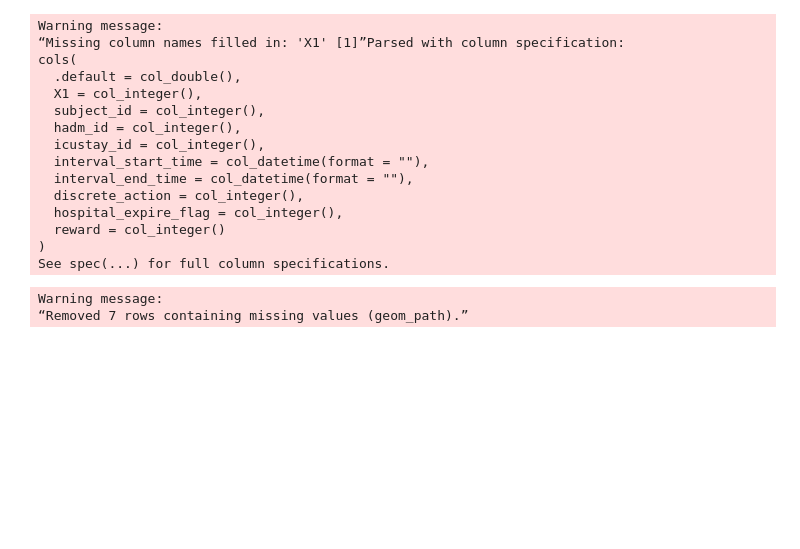
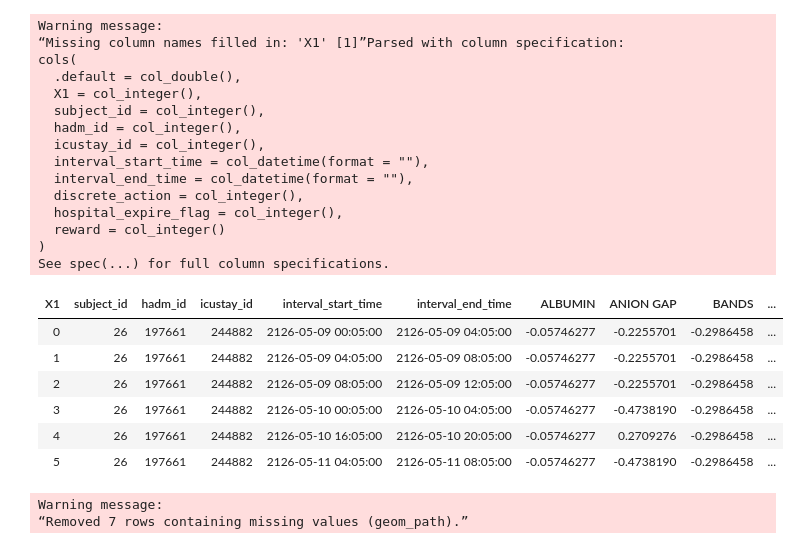
Before and after one commit to spfohl/cs238_sepsis_rl, a Jupyter notebook: src/mortality_plot.ipynb, the cells around one changed output. Cells and saved outputs as stored; diff of their text form; code cells hidden in the pictures; blank space fills up the shorter version.

```diff
--- a/src/mortality_plot.ipynb
+++ b/src/mortality_plot.ipynb
@@ -31,6 +31,16 @@ cols(
   reward = col_integer()
 )
 See spec(...) for full column specifications.
+# %%
+head(df)
+# %% [output]
+| X1 | subject_id | hadm_id | icustay_id | interval_start_time | interval_end_time | ALBUMIN | ANION GAP | BANDS | ... |
+| 0 | 26 | 197661 | 244882 | 2126-05-09 00:05:00 | 2126-05-09 04:05:00 | -0.05746277 | -0.2255701 | -0.2986458 | ... |
+| 1 | 26 | 197661 | 244882 | 2126-05-09 04:05:00 | 2126-05-09 08:05:00 | -0.05746277 | -0.2255701 | -0.2986458 | ... |
+| 2 | 26 | 197661 | 244882 | 2126-05-09 08:05:00 | 2126-05-09 12:05:00 | -0.05746277 | -0.2255701 | -0.2986458 | ... |
+| 3 | 26 | 197661 | 244882 | 2126-05-10 00:05:00 | 2126-05-10 04:05:00 | -0.05746277 | -0.4738190 | -0.2986458 | ... |
+| 4 | 26 | 197661 | 244882 | 2126-05-10 16:05:00 | 2126-05-10 20:05:00 | -0.05746277 | 0.2709276 | -0.2986458 | ... |
+| 5 | 26 | 197661 | 244882 | 2126-05-11 04:05:00 | 2126-05-11 08:05:00 | -0.05746277 | -0.4738190 | -0.2986458 | ... |
 # %%
 plot_df <- df %>%
                 mutate(bin_Q = floor(predicted_Q)) %>%
```
Also changed, not shown: parts of 10 cells of this notebook.
